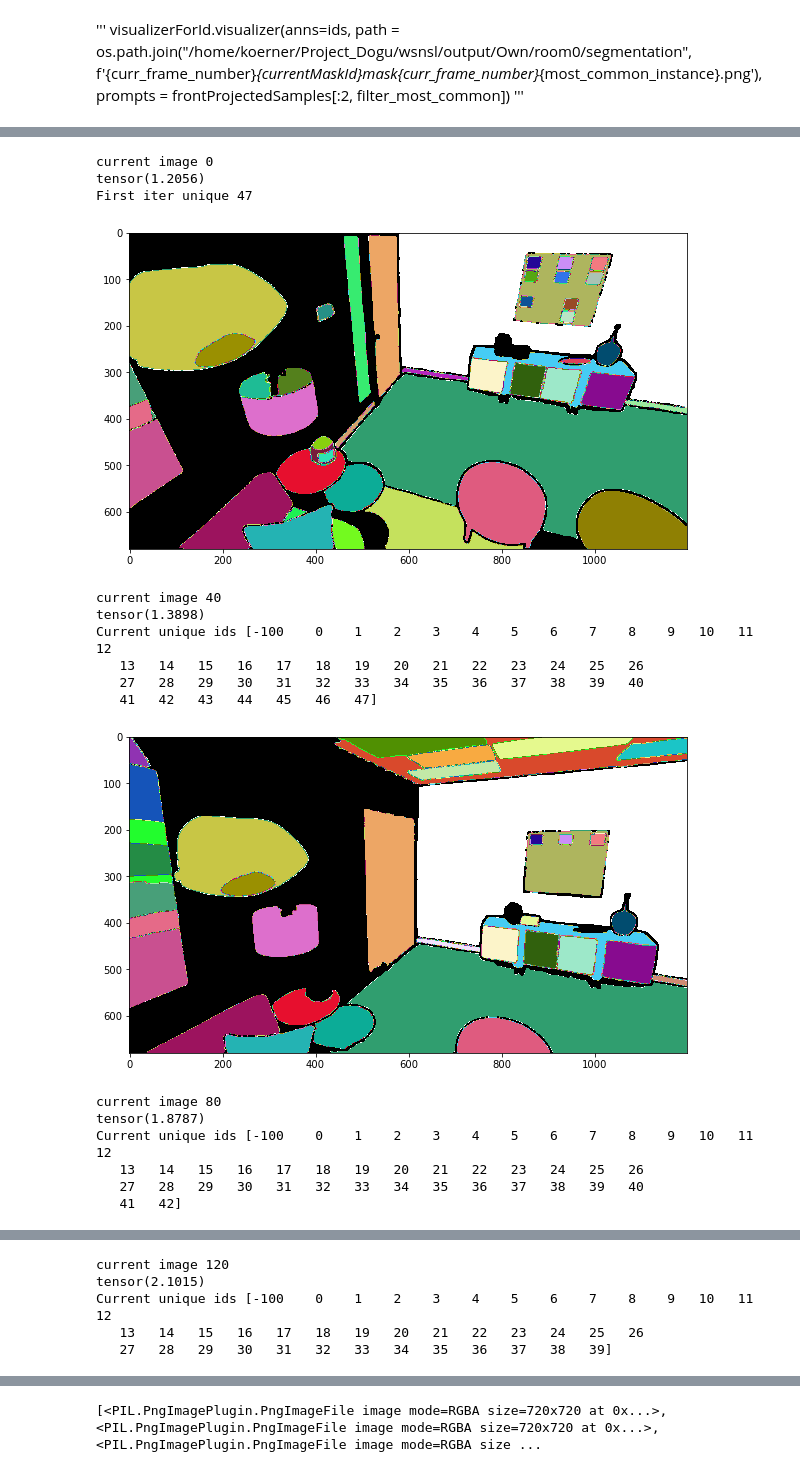
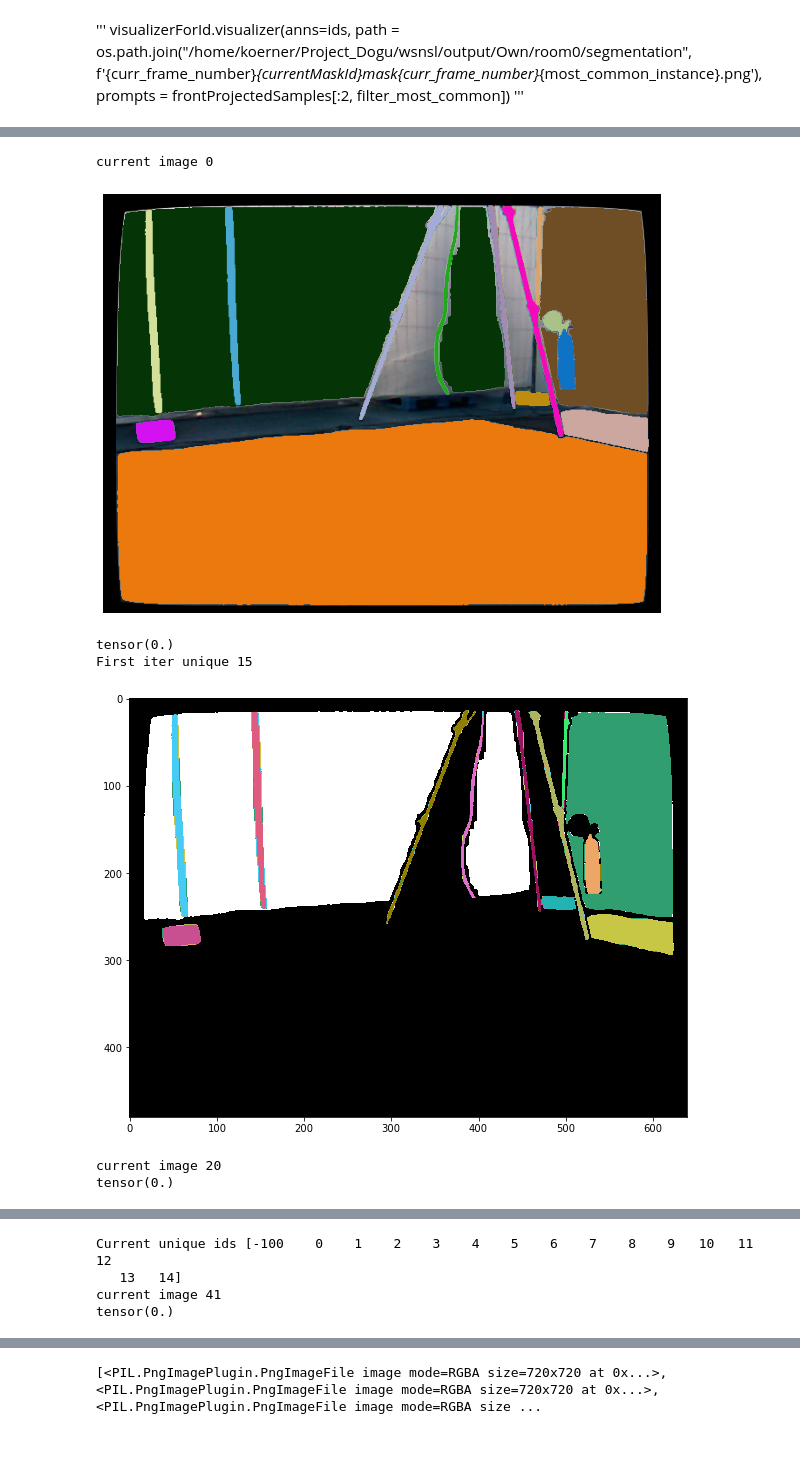
Before and after one commit to doginono/SceneSAM, a Jupyter notebook: Automatic copy.ipynb, the cells around one changed output, grey strips where cells are left out. Drawn from its saved outputs; the diff is of its cells as text; code cells hidden in the pictures; blank space fills up the shorter version.

```diff
--- a/Automatic copy.ipynb
+++ b/Automatic copy.ipynb
@@ -131,5 +129,11 @@ slam = NICE_SLAM(cfg, args)
 frame_reader = get_dataset(cfg, args, cfg["scale"], slam = slam)
 frame_reader.__post_init__(slam)
 zero_pos = frame_reader.poses[0]
-zero_pos
+#for i in range(len(T_wc)):
+T_wc = np.concatenate([p[None] for p in frame_reader.poses], axis=0) #np.array(frame_reader.poses[i])
+print(T_wc.shape)
+#T_wc=T_wc.reshape(-1, 4, 4)
+#T_wc[:,1:3]*=-1
+print(T_wc.shape)
+print(T_wc[0].shape)
 # %% [output]
@@ -204,7 +214,7 @@ def checkIfInsideImage(backprojectedSamples, zg, Depthg, border, H,W):
 
     # print(f'depthCkeck, smaller 0.005: {np.count_nonzero(abs(depthCheck) < 0.005)}, depthCheck, smaller 0.01: {np.count_nonzero(abs(depthCheck) < 0.01)}, smaller 0.1: {np.count_nonzero(abs(depthCheck) < 0.1)}')
     #print("depthCheck",depthCheck)
-    indices = np.where(abs(depthCheck) < 1)
+    indices = np.where(abs(depthCheck) < 0.5)
     filteredBackProj = filteredBackProj[:, indices]
     '''
     print(depthCheck)
@@ -454,7 +451,7 @@ def createFrontMappingAutosort(
             samplesFromCurrent[:2, :],
             T_wc[0],
             K,
-            readDepth(depth_paths[0]),
+            readDepth(depths[0]),
         )
         realWorldSamples = np.concatenate(
             (realWorldSamples, samplesFromCurrent[2:, :]), axis=0
@@ -567,17 +564,28 @@ def createFrontMappingAutosort(
 samples=None
 visu=vis.visualizerForIds()
 max_id=0
-howManyFrames=50
+howManyFrames=100
+
+color_paths = sorted(glob.glob(f"/home/rozenberszki/D_Project/wsnsl/Datasets/TUM_RGBD/rgbd_dataset_freiburg2_pioneer_slam2/rgb/*.png"))
+print(color_paths)
+depth_paths = sorted(glob.glob(f"/home/rozenberszki/D_Project/wsnsl/Datasets/TUM_RGBD/rgbd_dataset_freiburg2_pioneer_slam2/depth/*.png"))
+
 currFramenumber=0*len(depth_paths)//howManyFrames
 color_data = cv2.imread(color_paths[currFramenumber])
 image = cv2.cvtColor(color_data, cv2.COLOR_BGR2RGB)
 print(image.shape)
 print(readDepth(depth_paths[currFramenumber]).shape)
 K= np.eye(3)
-K[0, 2] = 599.5
-K[1, 2] = 339.5
-K[0, 0] = 600
-K[1, 1] = 600
+K[0, 2] = 325.1
+K[1, 2] = 249.7
+K[0, 0] = 520.9
+K[1, 1] = 521
+s=np.array([[1, 1, -1, 1],
+            [1, 1, -1, 1],
+            [-1, -1, 1, -1],
+            [0, 0, 0, 1]])
+#T_wc[:,1:3]*=-1
+T_wc = s * T_wc
 '''
 H: 680
   W: 1200
@@ -585,6 +593,10 @@ H: 680
   fy: 600.0
   cx: 599.5
   cy: 339.5'''
+distortion=np.array([0.2312, -0.7849, -0.0033, -0.0001, 0.9172])
+print(len(depth_paths))
+
+print(torch.max(readDepth(depth_paths[0])))
 def read_intrinsic(frame):
     intrinsic = np.loadtxt('/home/rozenberszki/D_Project/wsnsl/Dataset/intrinsic.txt').reshape(-1, 3, 3)
     intrinsic = intrinsic[frame]
@@ -596,29 +612,21 @@ torch.Size([680, 1200])
 # %%
 for i in range(0,howManyFrames):
     currFramenumber=i*len(depth_paths)//howManyFrames
     color_data = cv2.imread(color_paths[currFramenumber])
     image = cv2.cvtColor(color_data, cv2.COLOR_BGR2RGB)
     #K=read_intrinsic(currFramenumber)#*0.75
     #K*=0.5
-    masks, samples, max_id=createFrontMappingAutosort(currFramenumber, T_wc, K, depth_paths, mask_generator, max_id=max_id, smallesMaskSize=1000/2,current_frame=image, samples=samples,verbose=False,followedInstance=12)
+    image = cv2.undistort(color_data, K, distortion)
+
+    masks, samples, max_id=createFrontMappingAutosort(currFramenumber, T_wc, K, depth_paths, mask_generator, max_id=max_id, smallesMaskSize=1000/2,current_frame=image, samples=samples,verbose=True,followedInstance=0)
     #plot(samples) # 8 12
     #print(i)
 torch.cuda.empty_cache()
 # %% [output]
 current image 0
-tensor(1.2056)
-First iter unique 47
-[figure, old version]
+[figure, new version]
-current image 40
-tensor(1.3898)
-Current unique ids [-100    0    1    2    3    4    5    6    7    8    9   10   11   12
-   13   14   15   16   17   18   19   20   21   22   23   24   25   26
-   27   28   29   30   31   32   33   34   35   36   37   38   39   40
-   41   42   43   44   45   46   47]
+tensor(0.)
+First iter unique 15
-[figure, old version]
+[figure, new version]
-current image 80
-tensor(1.8787)
-Current unique ids [-100    0    1    2    3    4    5    6    7    8    9   10   11   12
-   13   14   15   16   17   18   19   20   21   22   23   24   25   26
-   27   28   29   30   31   32   33   34   35   36   37   38   39   40
-   41   42]
+current image 20
+tensor(0.)
@@ -626,5 +634,4 @@ Current unique ids [-100    0    1    2    3    4    5    6    7    8    9   10
-current image 120
-tensor(2.1015)
 Current unique ids [-100    0    1    2    3    4    5    6    7    8    9   10   11   12
-   13   14   15   16   17   18   19   20   21   22   23   24   25   26
-   27   28   29   30   31   32   33   34   35   36   37   38   39]
+   13   14]
+current image 41
+tensor(0.)
```
Also changed, not shown: parts of 7 cells of this notebook, 10 other files.
